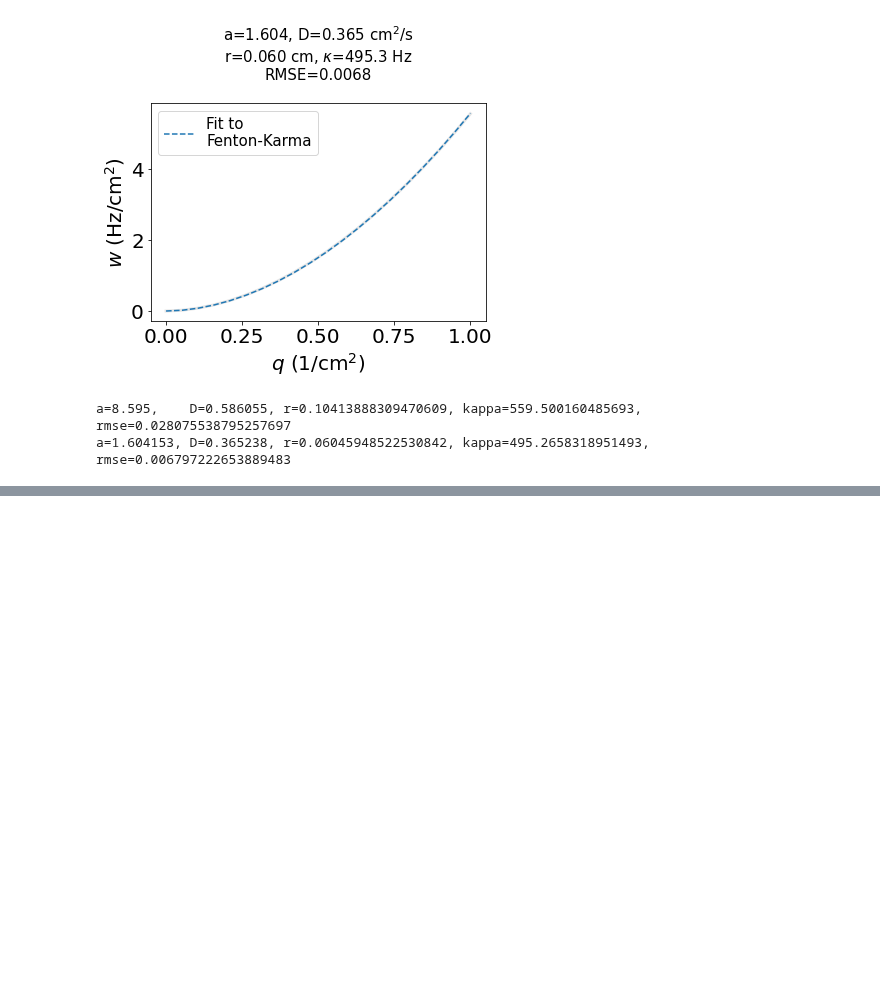
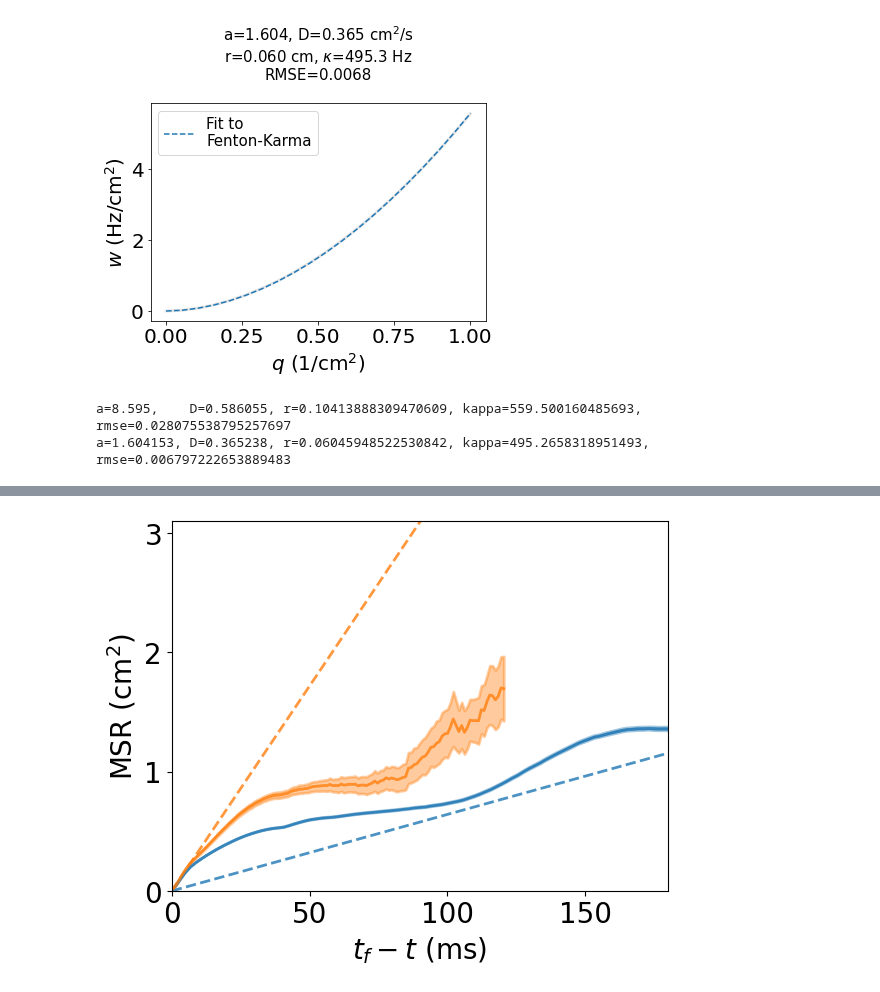
Before and after one commit to timtyree/bgmc, a Jupyter notebook: python/Generation of figure 3.ipynb, the cells around one changed output, grey strips where cells are left out. Cells and saved outputs as stored; diff of their text form; code cells hidden in the pictures; blank space fills up the shorter version.

```diff
--- a/python/Generation of figure 3.ipynb
+++ b/python/Generation of figure 3.ipynb
@@ -92,0 +173,9 @@ HINT: consider automating the retrieval of xy data
+# %%
+df_msd_lr=pd.read_csv(msr_dir_lr)
+x_values_LR=df_msd_lr['tdeath_avg'].values
+y_values_LR=df_msd_lr['MSR'].values
+yerr_values_LR=df_msd_lr['Delta_MSR'].values
+df_msd_fk=pd.read_csv(msr_dir_fk)
+x_values_FK=df_msd_fk['tdeath_avg'].values
+y_values_FK=df_msd_fk['MSR'].values
+yerr_values_FK=df_msd_fk['Delta_MSR'].values
@@ -92,0 +205,17 @@ HINT: consider automating the retrieval of xy data
+# %%
+#plot expected
+xv=np.linspace(0,1e3,200)
+plt.plot(xv,4*a_hat_LR*1e-3*xv,'--',lw=2,alpha=0.8,c='C1')
+plt.plot(xv,4*a_hat_FK*1e-3*xv,'--',lw=2,alpha=0.8,c='C0')
+#plot data
+plt.plot(x_values_FK,y_values_FK,lw=2,alpha=0.8,c='C0')
+plt.fill_between(x_values_FK,y_values_FK-yerr_values_FK,y_values_FK+yerr_values_FK,lw=2,alpha=0.4,color='C0')
+plt.plot(x_values_LR,y_values_LR,lw=2,alpha=0.8,c='C1')
+plt.fill_between(x_values_LR,y_values_LR-yerr_values_LR,y_values_LR+yerr_values_LR,lw=2,alpha=0.4,color='C1')
+format_plot(ax=plt.gca(),xlabel=r'$t_f-t$ (ms)',ylabel=r'MSR (cm$^2$)')
+plt.xlim([0,180])
+plt.ylim([0,3.1])
+plt.show()
+# print(f"tavg2={tavg2} ms, num_samples={max_num_groups}")
+# %% [output]
+[figure, added]
```
Also changed, not shown: parts of 35 cells of this notebook, 6 other files.
